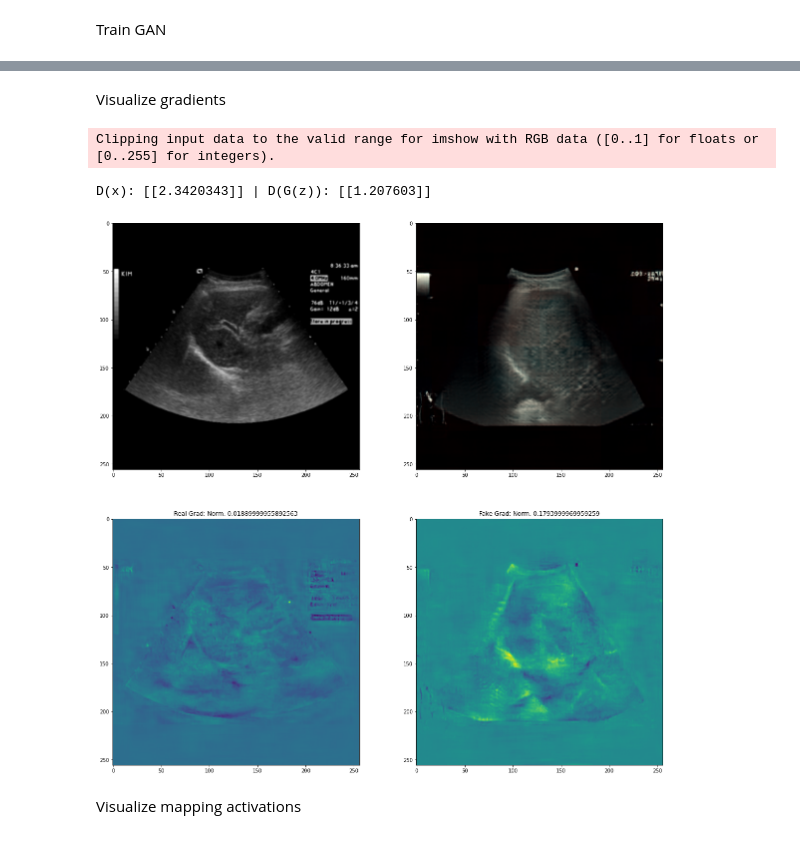
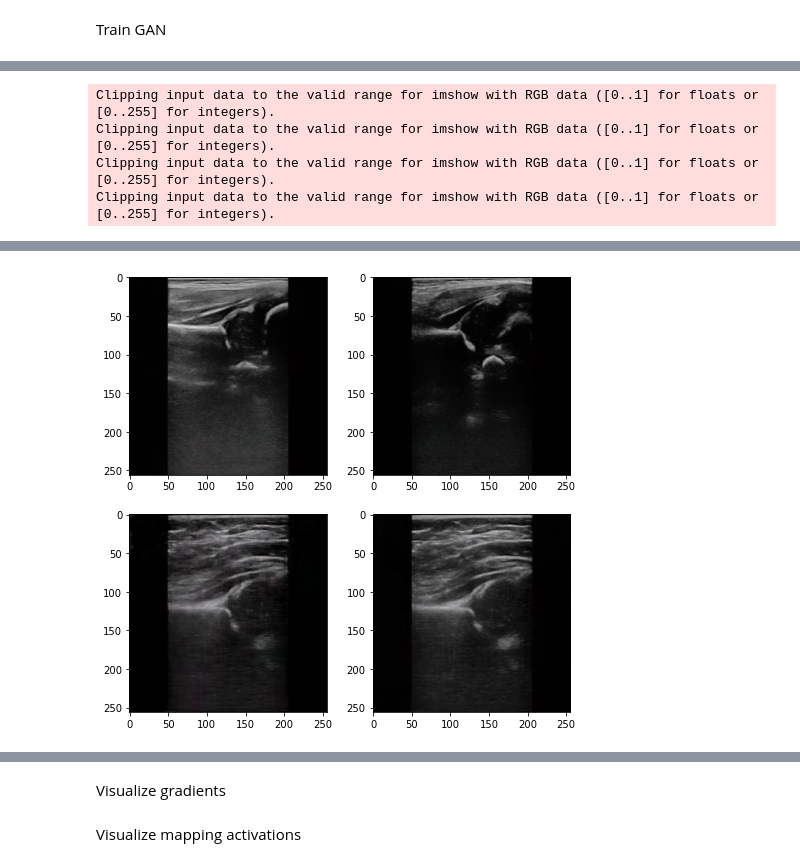
Before and after one commit to Leeyoungsup/HealcerionUltrasound, a Jupyter notebook: StyleGan2_ada.ipynb, the cells around one changed output, grey strips where cells are left out. Drawn from its saved outputs; the diff is of its cells as text; code cells hidden in the pictures.

```diff
--- a/StyleGan2_ada.ipynb
+++ b/StyleGan2_ada.ipynb
@@ -239,12 +224,12 @@ _ = sess.close(verbose=True)
 Hyperparameters
 # %%
 # reals - numpy array of the training images; ds - batched TF dataset given to the GPU
-datasetPath = '../'
-modelPath = '../model/Benign_liver_lesions/StyleGan2-ada/'
+datasetPath = '../../data/6_Train_styleGAN/img/Abnormal/*.jpg'
+modelPath = '../../model/GAN/'
 reals, ds = None, None
 gc.collect()
 
-batchSize = 32
+batchSize = 16
 m = 2000 # amount of images stored in RAM (reduce if low RAM, increase if high RAM)
 m = min(m, int(len(glob.glob(datasetPath))))
 m1=m
@@ -259,8 +244,8 @@ eps = 1e-8 # epsilon, small number used to prevent NaN errors
 pplEMA = 0.0 # exponential moving average for average PPL for PPL reg.
 depth=8
 teps=3
-Gen_layerFilters = (256, 256, 128, 64, 32,16)
-Dis_layerFilters = (16, 32, 64,128, 256, 256)
+Gen_layerFilters = (256, 256, 256, 128, 64,32)
+Dis_layerFilters = (32, 64, 128,256, 256, 256)
 # %% [markdown]
 Load data
 # %%
@@ -445,10 +430,10 @@ inception = tf.keras.applications.InceptionV3(include_top=False, pooling='avg',
 # %% [markdown]
 Optimizers and losses
 # %%
-lr = 2e-3 * batchSize / 32
-mapOpt = Adam(lr / 100, epsilon=1e-8)
-genOpt = Adam(lr, 0, 0.9, epsilon=1e-8)
-discOpt = Adam(lr, 0, 0.9, epsilon=1e-8)
+lr = 2e-3* batchSize / 32
+mapOpt = Adam(lr / 100, epsilon=1e-10)
+genOpt = Adam(lr, 0.9, 0.999, epsilon=1e-10)
+discOpt = Adam(lr, 0.9, 0.999, epsilon=1e-10)
 # %%
 def rt(truePreds): # overfitting metric
     return tf.reduce_mean(tf.sign(truePreds))
@@ -781,16 +766,17 @@ def load_models(epoch1,askInp=True):
 # %% [markdown]
 Train GAN
 # %%
-constZ = npr.randn(zdim,)
-constNoise = npr.randn(imgSize, imgSize, 1)
-epoch =0
+# constZ = npr.randn(zdim,)
+# constNoise = npr.randn(imgSize, imgSize, 1)
+# epoch =0
 if type(reals) != np.ndarray or type(ds) == type(None):
         loadData()
 while True:
     sess = timeIt('Training')
     display(z1=npr.randn(rows * cols, zdim), z2=npr.randn(rows * cols, zdim), noise=npr.randn(rows * cols, imgSize, imgSize, 1), verbose=True)
-    train(epochs=10)
+    train(epochs=100)
     epoch += 1
     sess.close()
     save_models(epoch,askInp=False)
     np.save(os.path.join(modelPath, 'p.npy'), p) # save p value for future training if training on servers with time limits like Paperspace
+# %% [output]
@@ -796,0 +787,4 @@ while True:
+Clipping input data to the valid range for imshow with RGB data ([0..1] for floats or [0..255] for integers).
+Clipping input data to the valid range for imshow with RGB data ([0..1] for floats or [0..255] for integers).
+Clipping input data to the valid range for imshow with RGB data ([0..1] for floats or [0..255] for integers).
+Clipping input data to the valid range for imshow with RGB data ([0..1] for floats or [0..255] for integers).
@@ -796,0 +795 @@ while True:
+[figure, added]
@@ -823,7 +839,3 @@ axes[1][0].set_title('Real Grad; Norm: {}'.format(round(dNorm, 4)))
 axes[1][1].imshow(gGrad)
 axes[1][1].set_title('Fake Grad; Norm: {}'.format(round(gNorm, 4)))
 plt.show()
-# %% [output]
-Clipping input data to the valid range for imshow with RGB data ([0..1] for floats or [0..255] for integers).
-D(x): [[2.3420343]] | D(G(z)): [[1.207603]]
-[figure, removed]
```
Also changed, not shown: parts of 5 cells of this notebook, 1 other file.
